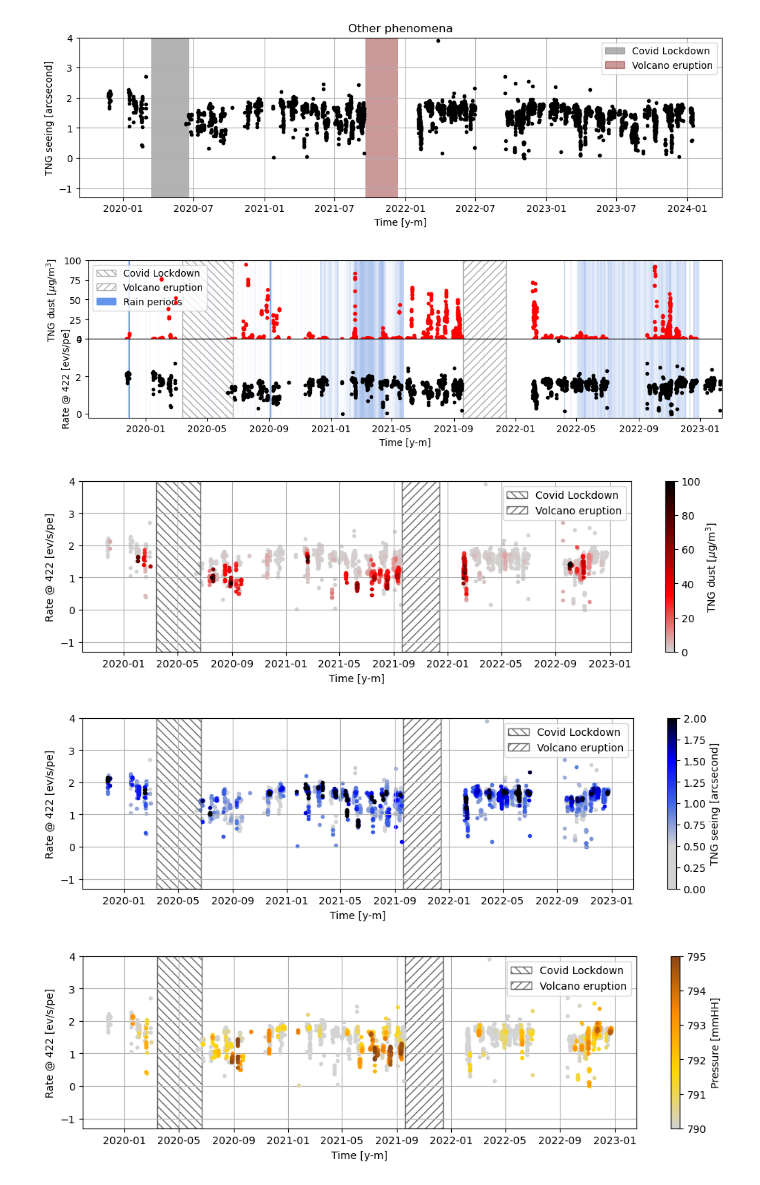
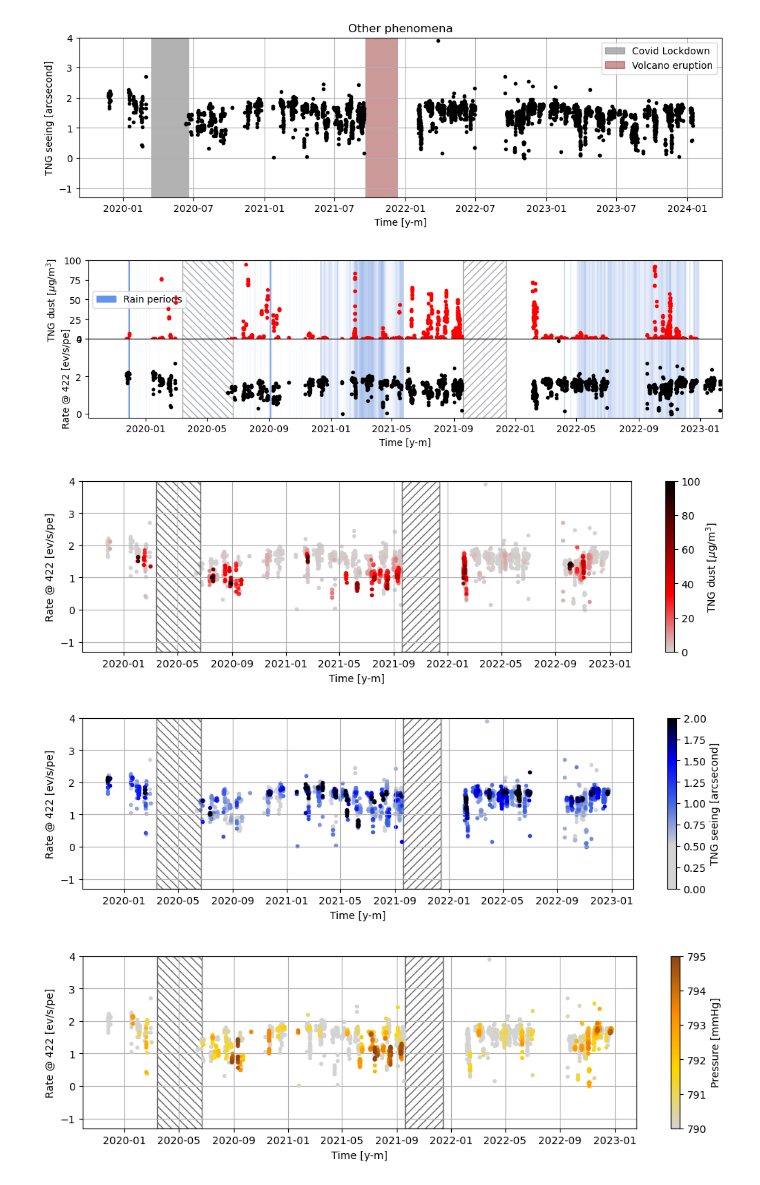
Before and after one commit to juanjq/cherenkov_transparency_corrections, a Jupyter notebook: weather_analysis/main_analysis.ipynb, the cells around one changed output. Drawn from its saved outputs; the diff is of its cells as text; code cells hidden in the pictures.

```diff
--- a/weather_analysis/main_analysis.ipynb
+++ b/weather_analysis/main_analysis.ipynb
@@ -40,16 +40,6 @@ covid_lockdown   = [datetime.fromisoformat("2020-03-14"), datetime.fromisoformat
 volcano_eruption = [datetime.fromisoformat("2021-09-19"), datetime.fromisoformat("2021-12-13")]
 # %% [markdown]
 ### Opening the dictionary containing all the data
-# %%
-# To read the file:
-with open(fname_total_dict, 'rb') as f:
-        total_dict = pickle.load(f)
-
-# Loading the weather station database
-df_ws = pd.read_hdf(ws_database)
-
-# Loading the timestamp of each entry in the datacheck dictionary
-dates_dcheck = dict_dcheck["time"]
 # %% [markdown]
 ### Averaging results in runs
 # %%
@@ -451,10 +443,10 @@ for axe in [ax, ax2]:
         axe.axvline((rain_start[i] + (rain_end[i] - rain_start[i])/2 ) , color="cornflowerblue", alpha=0.9, lw=0.05)
 
     # Covid Lockdown
-    axe.axvspan(covid_lockdown[0], covid_lockdown[1], ls="-", label="Covid Lockdown",
+    axe.axvspan(covid_lockdown[0], covid_lockdown[1], ls="-",
               facecolor="none", hatch="\\\\\\", edgecolor="darkgray")
     # Volcano eruption
-    axe.axvspan(volcano_eruption[0], volcano_eruption[1], ls="-", label="Volcano eruption",
+    axe.axvspan(volcano_eruption[0], volcano_eruption[1], ls="-",
               facecolor="none", hatch="///", edgecolor="darkgray")
 
 ax2.axvspan(None, None, color="cornflowerblue", label="Rain periods")
@@ -471,41 +463,41 @@ plt.subplots_adjust(wspace=0, hspace=0)
 # plt.savefig(f"plots/total.png", bbox_inches="tight", dpi=300)
 plt.show()
 # %% [output]
-[figure, old version]
+[figure, new version]
 # %%
 fig, ax = plt.subplots(1, 1, figsize=(12, 3))
 
 mask_weather = [tng_dust != None][0]
 
 pcols = ["lightgray", "r", "maroon", "k"]
 ran   = [0, 100]
 colors = plotting.get_colors_multiplot(tng_dust[mask_weather], input_colors=pcols, range=ran)
 cmap   = plotting.create_cmap_from_colors(pcols)
 for i in range(len(timestamp[mask_weather])):
 
     if tng_dust[mask_weather][i] != None:
         ax.plot(timestamp[mask_weather][i], pwl_norm[mask_weather][i],
                 marker=".", ls="", color=colors[i], zorder=tng_dust[mask_weather][i])
 
 plotting.plot_colorbar(fig, ax, ran, cmap, label="TNG dust [$\mu$g/m$^3$]")
 
 # Covid Lockdown
 ax.axvspan(covid_lockdown[0], covid_lockdown[1], ls="-", label="Covid Lockdown",
           facecolor="none", hatch="\\\\\\", edgecolor="dimgray")
 # Volcano eruption
 ax.axvspan(volcano_eruption[0], volcano_eruption[1], ls="-", label="Volcano eruption",
           facecolor="none", hatch="///", edgecolor="dimgray")
 
 ax.set_xlabel("Time [y-m]")
 ax.set_ylabel("Rate @ 422 [ev/s/pe]")
 ax.grid()
 ax.set_ylim(-1.3, 4)
-ax.legend()
+# ax.legend()
 
 # plt.savefig(f"plots/total.png", bbox_inches="tight", dpi=300)
 plt.show()
 # %% [output]
-[figure, old version]
+[figure, new version]
 # %%
 fig, ax = plt.subplots(1, 1, figsize=(12, 3))
 
@@ -524,22 +516,22 @@ for i in range(len(timestamp[mask_weather])):
 plotting.plot_colorbar(fig, ax, ran, cmap, label="TNG seeing [arcsecond]")
 
 # Covid Lockdown
-ax.axvspan(covid_lockdown[0], covid_lockdown[1], ls="-", label="Covid Lockdown",
+ax.axvspan(covid_lockdown[0], covid_lockdown[1], ls="-",
           facecolor="none", hatch="\\\\\\", edgecolor="dimgray")
 # Volcano eruption
-ax.axvspan(volcano_eruption[0], volcano_eruption[1], ls="-", label="Volcano eruption",
+ax.axvspan(volcano_eruption[0], volcano_eruption[1], ls="-",
           facecolor="none", hatch="///", edgecolor="dimgray")
 
 ax.set_xlabel("Time [y-m]")
 ax.set_ylabel("Rate @ 422 [ev/s/pe]")
 ax.grid()
 ax.set_ylim(-1.3, 4)
-ax.legend()
+# ax.legend()
 
 # plt.savefig(f"plots/total.png", bbox_inches="tight", dpi=300)
 plt.show()
 # %% [output]
-[figure, old version]
+[figure, new version]
 # %%
 fig, ax = plt.subplots(1, 1, figsize=(12, 3))
 
@@ -555,22 +547,22 @@ for i in range(len(timestamp[mask_weather])):
         ax.plot(timestamp[mask_weather][i], pwl_norm[mask_weather][i],
                 marker=".", ls="", color=colors[i], zorder=pressure[mask_weather][i])
 
-plotting.plot_colorbar(fig, ax, ran, cmap, label="Pressure [mmHH]")
+plotting.plot_colorbar(fig, ax, ran, cmap, label="Pressure [mmHg]")
 
 # Covid Lockdown
-ax.axvspan(covid_lockdown[0], covid_lockdown[1], ls="-", label="Covid Lockdown",
+ax.axvspan(covid_lockdown[0], covid_lockdown[1], ls="-",
           facecolor="none", hatch="\\\\\\", edgecolor="dimgray")
 # Volcano eruption
-ax.axvspan(volcano_eruption[0], volcano_eruption[1], ls="-", label="Volcano eruption",
+ax.axvspan(volcano_eruption[0], volcano_eruption[1], ls="-",
           facecolor="none", hatch="///", edgecolor="dimgray")
 
 ax.set_xlabel("Time [y-m]")
 ax.set_ylabel("Rate @ 422 [ev/s/pe]")
 ax.grid()
 ax.set_ylim(-1.3, 4)
-ax.legend()
+# ax.legend()
 
 plt.savefig(f"plots/total.png", bbox_inches="tight", dpi=300)
 plt.show()
 # %% [output]
-[figure, old version]
+[figure, new version]
```
Also changed, not shown: parts of 7 cells of this notebook, 1 other file.
